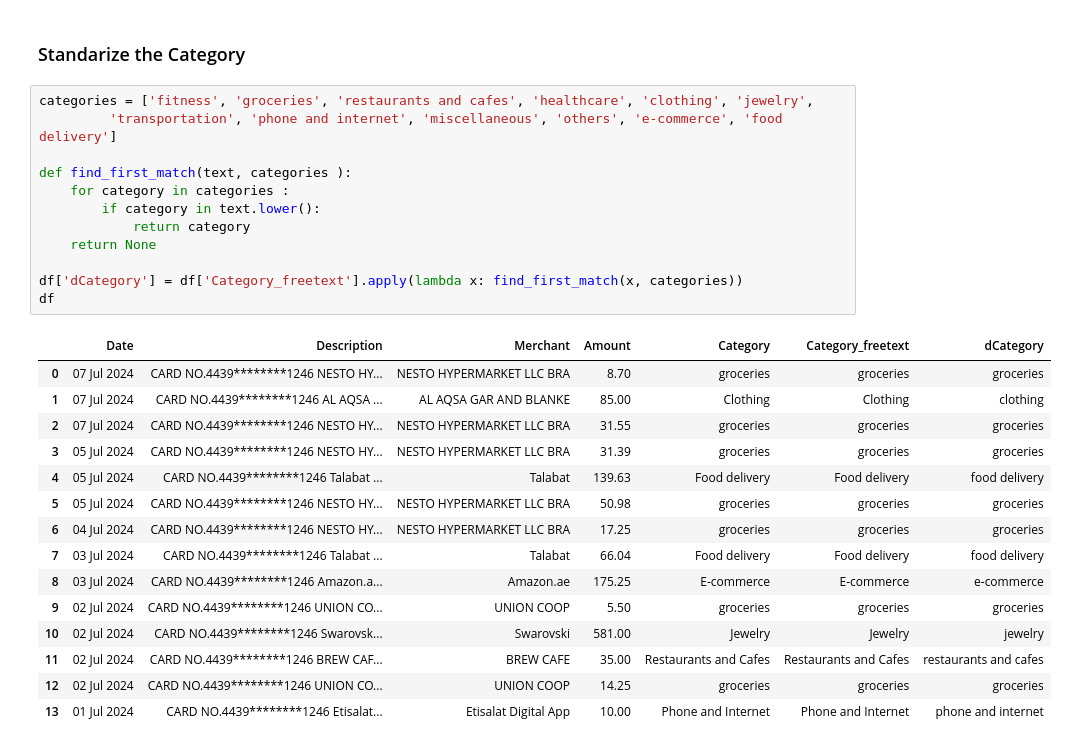
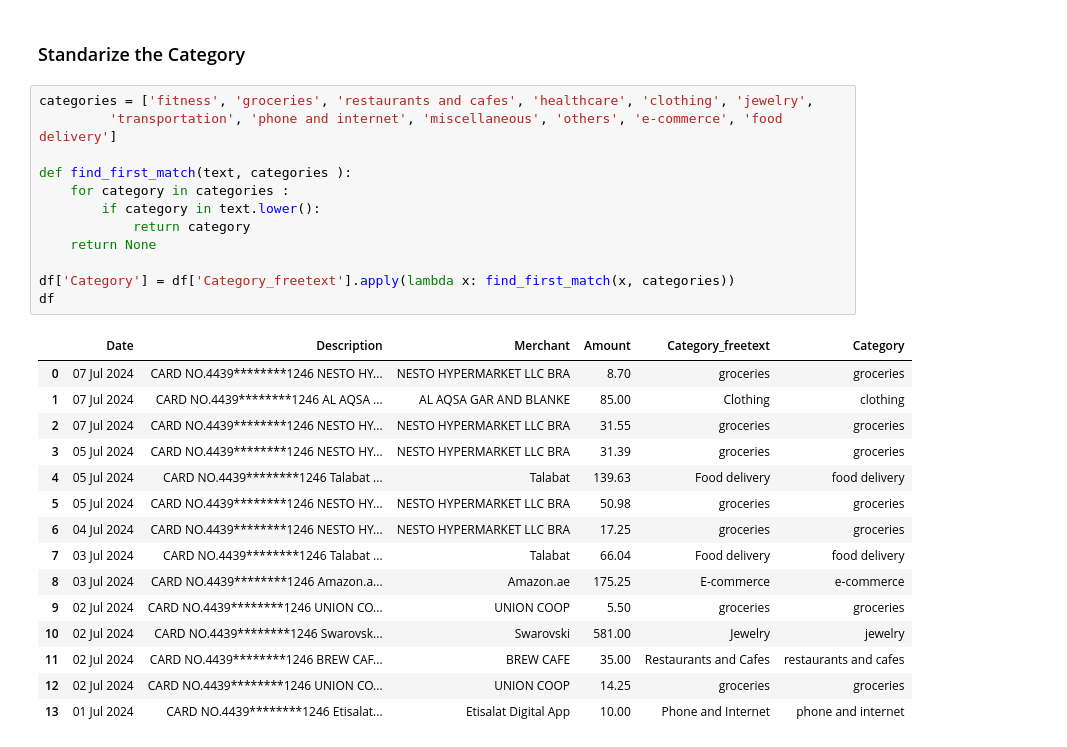
Before and after one commit to x110/SpendWise, a Jupyter notebook: notebooks/playground.ipynb, the cells around one changed output. Drawn from its saved outputs; the diff is of its cells as text.

```diff
--- a/notebooks/playground.ipynb
+++ b/notebooks/playground.ipynb
@@ -160,28 +162,28 @@ df
 # %%
 categories = ['fitness', 'groceries', 'restaurants and cafes', 'healthcare', 'clothing', 'jewelry',
          'transportation', 'phone and internet', 'miscellaneous', 'others', 'e-commerce', 'food delivery']
 
 def find_first_match(text, categories ):
     for category in categories :
         if category in text.lower():
             return category
     return None
 
-df['dCategory'] = df['Category_freetext'].apply(lambda x: find_first_match(x, categories))
+df['Category'] = df['Category_freetext'].apply(lambda x: find_first_match(x, categories))
 df
 # %% [output]
-|  | Date | Description | Merchant | Amount | Category | Category_freetext | dCategory |
-| 0 | 07 Jul 2024 | CARD NO.4439********1246 NESTO HY... | NESTO HYPERMARKET LLC BRA | 8.70 | groceries | groceries | groceries |
-| 1 | 07 Jul 2024 | CARD NO.4439********1246 AL AQSA ... | AL AQSA GAR AND BLANKE | 85.00 | Clothing | Clothing | clothing |
-| 2 | 07 Jul 2024 | CARD NO.4439********1246 NESTO HY... | NESTO HYPERMARKET LLC BRA | 31.55 | groceries | groceries | groceries |
-| 3 | 05 Jul 2024 | CARD NO.4439********1246 NESTO HY... | NESTO HYPERMARKET LLC BRA | 31.39 | groceries | groceries | groceries |
-| 4 | 05 Jul 2024 | CARD NO.4439********1246 Talabat ... | Talabat | 139.63 | Food delivery | Food delivery | food delivery |
-| 5 | 05 Jul 2024 | CARD NO.4439********1246 NESTO HY... | NESTO HYPERMARKET LLC BRA | 50.98 | groceries | groceries | groceries |
-| 6 | 04 Jul 2024 | CARD NO.4439********1246 NESTO HY... | NESTO HYPERMARKET LLC BRA | 17.25 | groceries | groceries | groceries |
-| 7 | 03 Jul 2024 | CARD NO.4439********1246 Talabat ... | Talabat | 66.04 | Food delivery | Food delivery | food delivery |
-| 8 | 03 Jul 2024 | CARD NO.4439********1246 Amazon.a... | Amazon.ae | 175.25 | E-commerce | E-commerce | e-commerce |
-| 9 | 02 Jul 2024 | CARD NO.4439********1246 UNION CO... | UNION COOP | 5.50 | groceries | groceries | groceries |
-| 10 | 02 Jul 2024 | CARD NO.4439********1246 Swarovsk... | Swarovski | 581.00 | Jewelry | Jewelry | jewelry |
-| 11 | 02 Jul 2024 | CARD NO.4439********1246 BREW CAF... | BREW CAFE | 35.00 | Restaurants and Cafes | Restaurants and Cafes | restaurants and cafes |
-| 12 | 02 Jul 2024 | CARD NO.4439********1246 UNION CO... | UNION COOP | 14.25 | groceries | groceries | groceries |
-| 13 | 01 Jul 2024 | CARD NO.4439********1246 Etisalat... | Etisalat Digital App | 10.00 | Phone and Internet | Phone and Internet | phone and internet |
+|  | Date | Description | Merchant | Amount | Category_freetext | Category |
+| 0 | 07 Jul 2024 | CARD NO.4439********1246 NESTO HY... | NESTO HYPERMARKET LLC BRA | 8.70 | groceries | groceries |
+| 1 | 07 Jul 2024 | CARD NO.4439********1246 AL AQSA ... | AL AQSA GAR AND BLANKE | 85.00 | Clothing | clothing |
+| 2 | 07 Jul 2024 | CARD NO.4439********1246 NESTO HY... | NESTO HYPERMARKET LLC BRA | 31.55 | groceries | groceries |
+| 3 | 05 Jul 2024 | CARD NO.4439********1246 NESTO HY... | NESTO HYPERMARKET LLC BRA | 31.39 | groceries | groceries |
+| 4 | 05 Jul 2024 | CARD NO.4439********1246 Talabat ... | Talabat | 139.63 | Food delivery | food delivery |
+| 5 | 05 Jul 2024 | CARD NO.4439********1246 NESTO HY... | NESTO HYPERMARKET LLC BRA | 50.98 | groceries | groceries |
+| 6 | 04 Jul 2024 | CARD NO.4439********1246 NESTO HY... | NESTO HYPERMARKET LLC BRA | 17.25 | groceries | groceries |
+| 7 | 03 Jul 2024 | CARD NO.4439********1246 Talabat ... | Talabat | 66.04 | Food delivery | food delivery |
+| 8 | 03 Jul 2024 | CARD NO.4439********1246 Amazon.a... | Amazon.ae | 175.25 | E-commerce | e-commerce |
+| 9 | 02 Jul 2024 | CARD NO.4439********1246 UNION CO... | UNION COOP | 5.50 | groceries | groceries |
+| 10 | 02 Jul 2024 | CARD NO.4439********1246 Swarovsk... | Swarovski | 581.00 | Jewelry | jewelry |
+| 11 | 02 Jul 2024 | CARD NO.4439********1246 BREW CAF... | BREW CAFE | 35.00 | Restaurants and Cafes | restaurants and cafes |
+| 12 | 02 Jul 2024 | CARD NO.4439********1246 UNION CO... | UNION COOP | 14.25 | groceries | groceries |
+| 13 | 01 Jul 2024 | CARD NO.4439********1246 Etisalat... | Etisalat Digital App | 10.00 | Phone and Internet | phone and internet |
```
Also changed, not shown: parts of 5 cells of this notebook.
